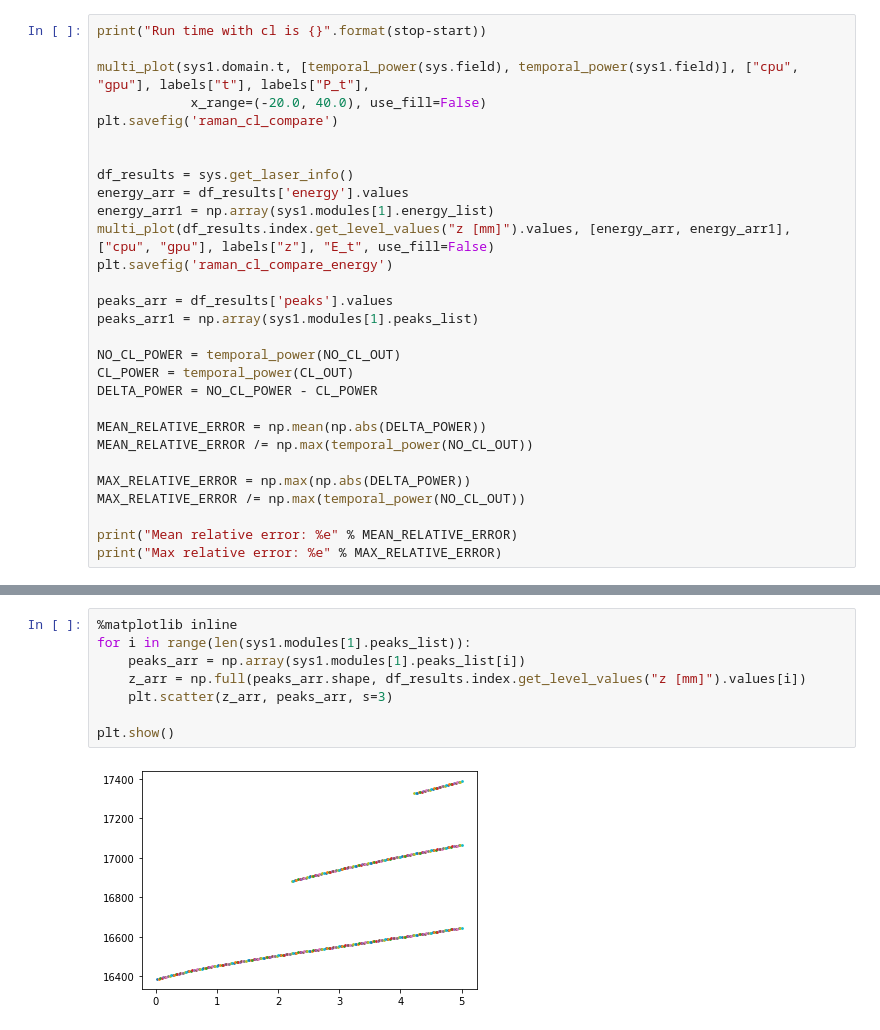
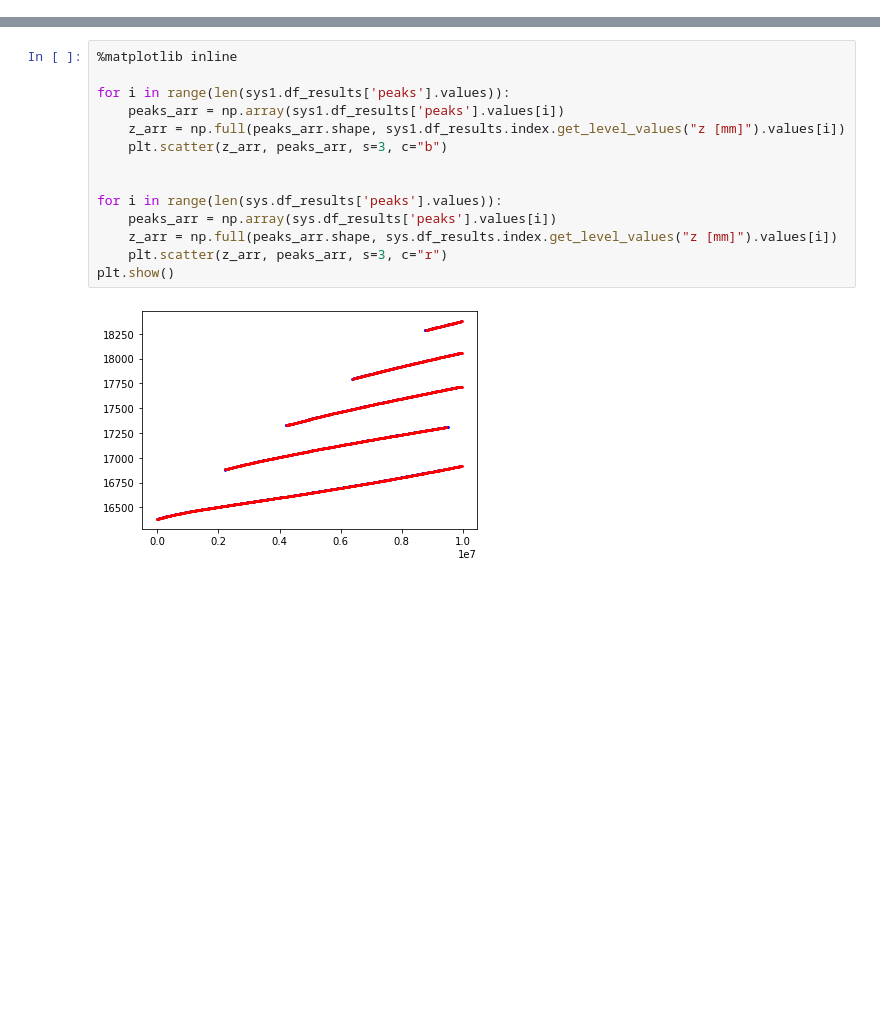
Before and after one commit to KarinaSaraeva/pyofssChanged, a Jupyter notebook: raman_gpu.ipynb, the cells around one changed output, grey strips where cells are left out. Drawn from its saved outputs; the diff is of its cells as text; blank space fills up the shorter version.

```diff
--- a/raman_gpu.ipynb
+++ b/raman_gpu.ipynb
@@ -81,29 +193,0 @@ Caching linear factor
-# %%
-print("Run time with cl is {}".format(stop-start))
-
-multi_plot(sys1.domain.t, [temporal_power(sys.field), temporal_power(sys1.field)], ["cpu", "gpu"], labels["t"], labels["P_t"],
-            x_range=(-20.0, 40.0), use_fill=False)
-plt.savefig('raman_cl_compare')
-
-
-df_results = sys.get_laser_info()
-energy_arr = df_results['energy'].values
-energy_arr1 = np.array(sys1.modules[1].energy_list)
-multi_plot(df_results.index.get_level_values("z [mm]").values, [energy_arr, energy_arr1], ["cpu", "gpu"], labels["z"], "E_t", use_fill=False)
-plt.savefig('raman_cl_compare_energy')
-
-peaks_arr = df_results['peaks'].values
-peaks_arr1 = np.array(sys1.modules[1].peaks_list)
-
-NO_CL_POWER = temporal_power(NO_CL_OUT)
-CL_POWER = temporal_power(CL_OUT)
-DELTA_POWER = NO_CL_POWER - CL_POWER
-
-MEAN_RELATIVE_ERROR = np.mean(np.abs(DELTA_POWER))
-MEAN_RELATIVE_ERROR /= np.max(temporal_power(NO_CL_OUT))
-
-MAX_RELATIVE_ERROR = np.max(np.abs(DELTA_POWER))
-MAX_RELATIVE_ERROR /= np.max(temporal_power(NO_CL_OUT))
-
-print("Mean relative error: %e" % MEAN_RELATIVE_ERROR)
-print("Max relative error: %e" % MAX_RELATIVE_ERROR)
@@ -119,10 +194,16 @@ Max relative error: 5.999521e-03
 # %%
 %matplotlib inline
-for i in range(len(sys1.modules[1].peaks_list)):
-    peaks_arr = np.array(sys1.modules[1].peaks_list[i])
-    z_arr = np.full(peaks_arr.shape, df_results.index.get_level_values("z [mm]").values[i])
-    plt.scatter(z_arr, peaks_arr, s=3)
 
+for i in range(len(sys1.df_results['peaks'].values)):
+    peaks_arr = np.array(sys1.df_results['peaks'].values[i])
+    z_arr = np.full(peaks_arr.shape, sys1.df_results.index.get_level_values("z [mm]").values[i])
+    plt.scatter(z_arr, peaks_arr, s=3, c="b")
+
+
+for i in range(len(sys.df_results['peaks'].values)):
+    peaks_arr = np.array(sys.df_results['peaks'].values[i])
+    z_arr = np.full(peaks_arr.shape, sys.df_results.index.get_level_values("z [mm]").values[i])
+    plt.scatter(z_arr, peaks_arr, s=3, c="r")
 plt.show()
 # %% [output]
-[figure, old version]
+[figure, new version]
```
Also changed, not shown: parts of 20 cells of this notebook.
